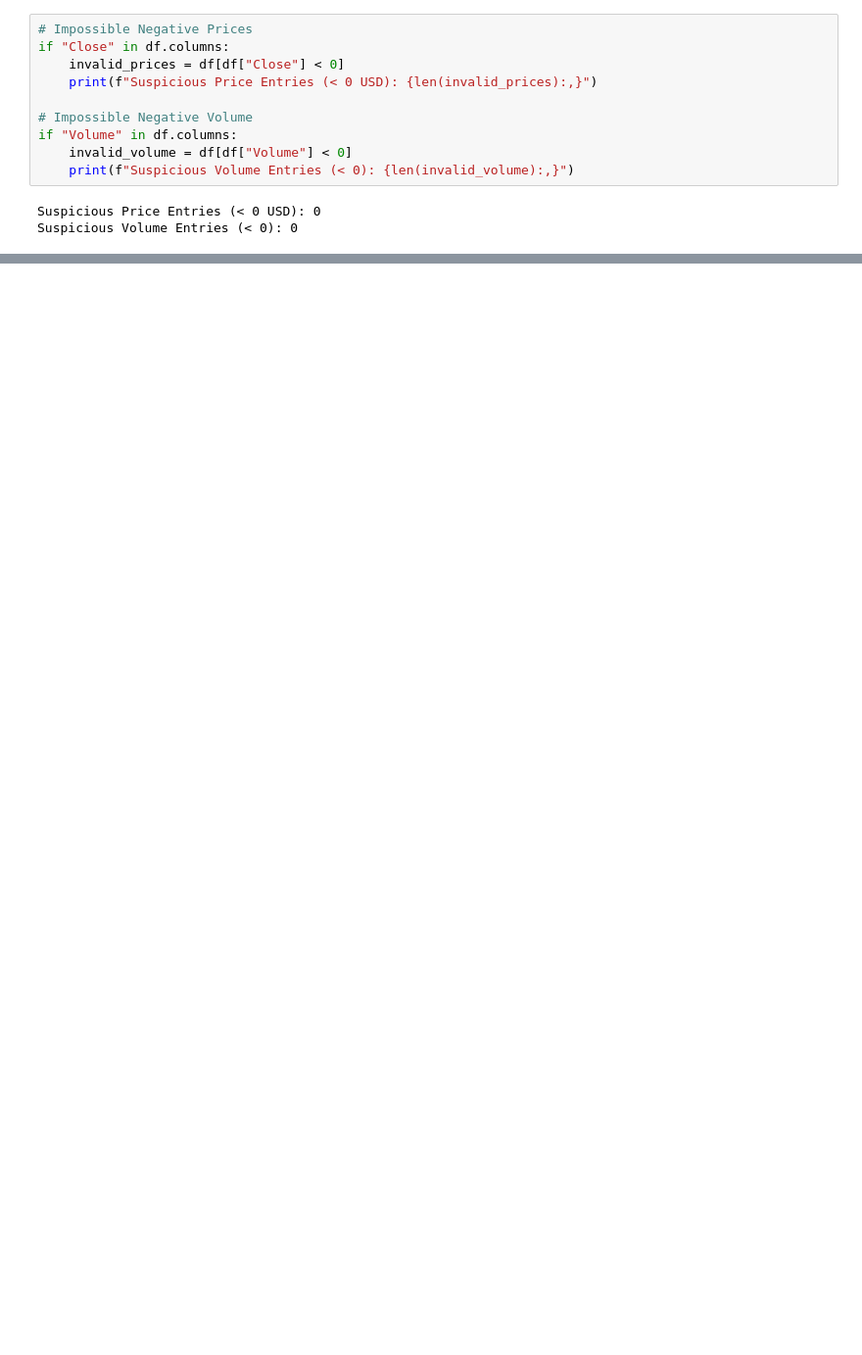
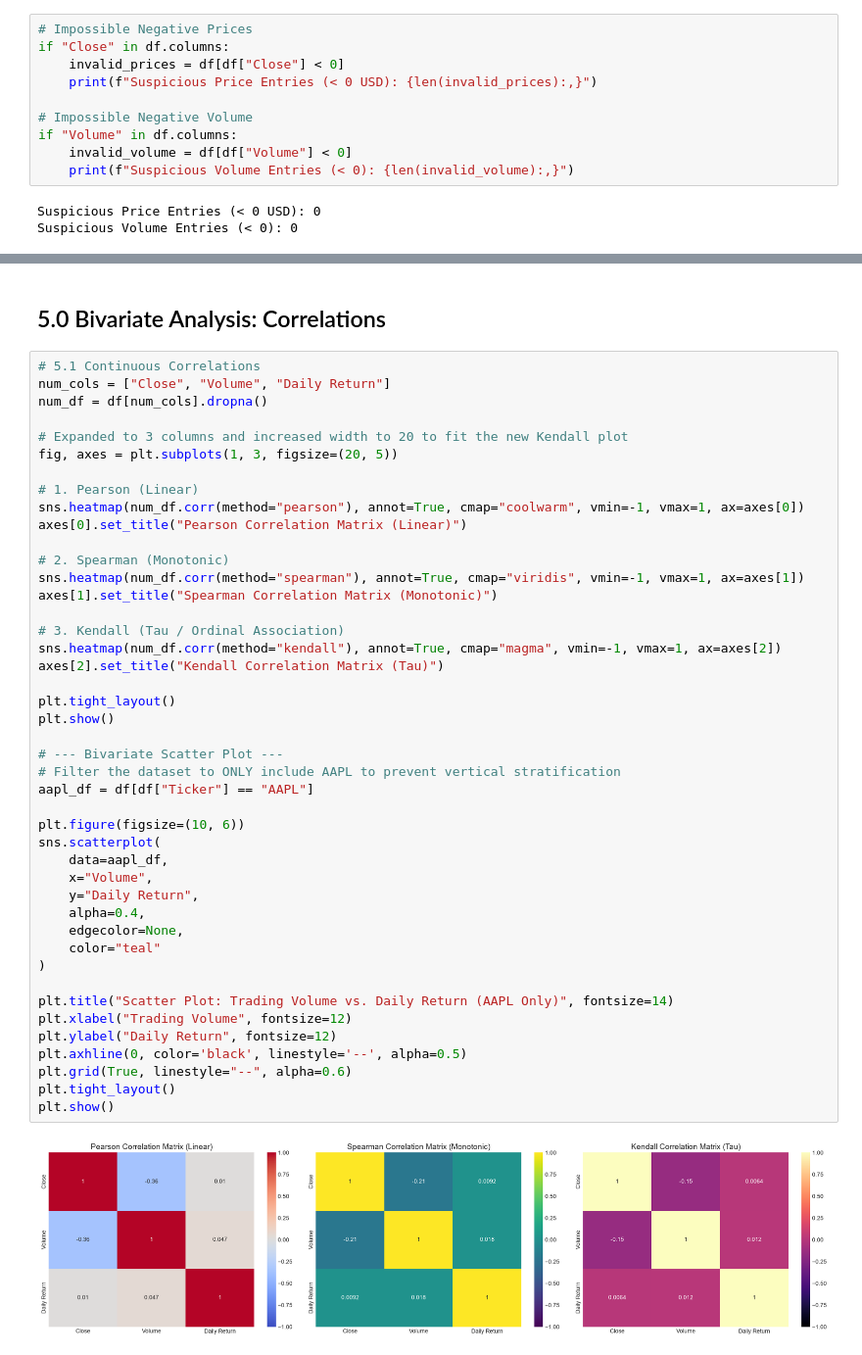
Before and after one commit to yarinCodeGit/HW3_DataScience, a Jupyter notebook: Assignment1_EDA.ipynb, the cells around one changed output, grey strips where cells are left out. Shown at 98% size. Drawn from its saved outputs; the diff is of its cells as text; blank space fills up the shorter version.

```diff
--- a/Assignment1_EDA.ipynb
+++ b/Assignment1_EDA.ipynb
@@ -1421,0 +346,48 @@ This analysis proved that financial time-series data strictly violates linear as
+# %% [markdown]
+## 5.0 Bivariate Analysis: Correlations
+# %%
+# 5.1 Continuous Correlations
+num_cols = ["Close", "Volume", "Daily Return"]
+num_df = df[num_cols].dropna()
+
+# Expanded to 3 columns and increased width to 20 to fit the new Kendall plot
+fig, axes = plt.subplots(1, 3, figsize=(20, 5))
+
+# 1. Pearson (Linear)
+sns.heatmap(num_df.corr(method="pearson"), annot=True, cmap="coolwarm", vmin=-1, vmax=1, ax=axes[0])
+axes[0].set_title("Pearson Correlation Matrix (Linear)")
+
+# 2. Spearman (Monotonic)
+sns.heatmap(num_df.corr(method="spearman"), annot=True, cmap="viridis", vmin=-1, vmax=1, ax=axes[1])
+axes[1].set_title("Spearman Correlation Matrix (Monotonic)")
+
+# 3. Kendall (Tau / Ordinal Association)
+sns.heatmap(num_df.corr(method="kendall"), annot=True, cmap="magma", vmin=-1, vmax=1, ax=axes[2])
+axes[2].set_title("Kendall Correlation Matrix (Tau)")
+
+plt.tight_layout()
+plt.show()
+
+# --- Bivariate Scatter Plot ---
+# Filter the dataset to ONLY include AAPL to prevent vertical stratification
+aapl_df = df[df["Ticker"] == "AAPL"]
+
+plt.figure(figsize=(10, 6))
+sns.scatterplot(
+    data=aapl_df,
+    x="Volume",
+    y="Daily Return",
+    alpha=0.4,
+    edgecolor=None,
+    color="teal"
+)
+
+plt.title("Scatter Plot: Trading Volume vs. Daily Return (AAPL Only)", fontsize=14)
+plt.xlabel("Trading Volume", fontsize=12)
+plt.ylabel("Daily Return", fontsize=12)
+plt.axhline(0, color='black', linestyle='--', alpha=0.5)
+plt.grid(True, linestyle="--", alpha=0.6)
+plt.tight_layout()
+plt.show()
+# %% [output]
+[figure, added]
```
Also changed, not shown: parts of 95 cells of this notebook, 2 other files.
